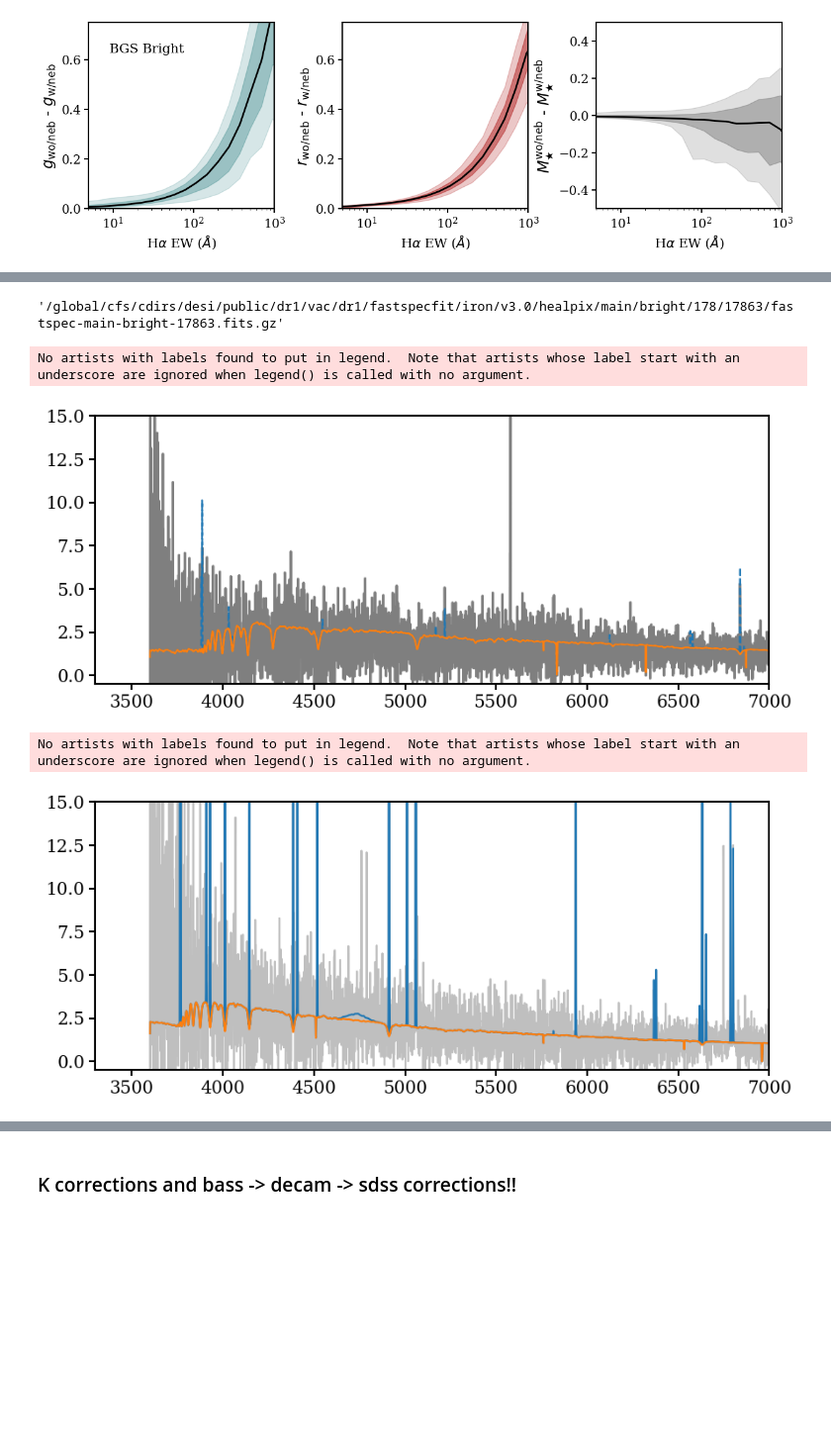
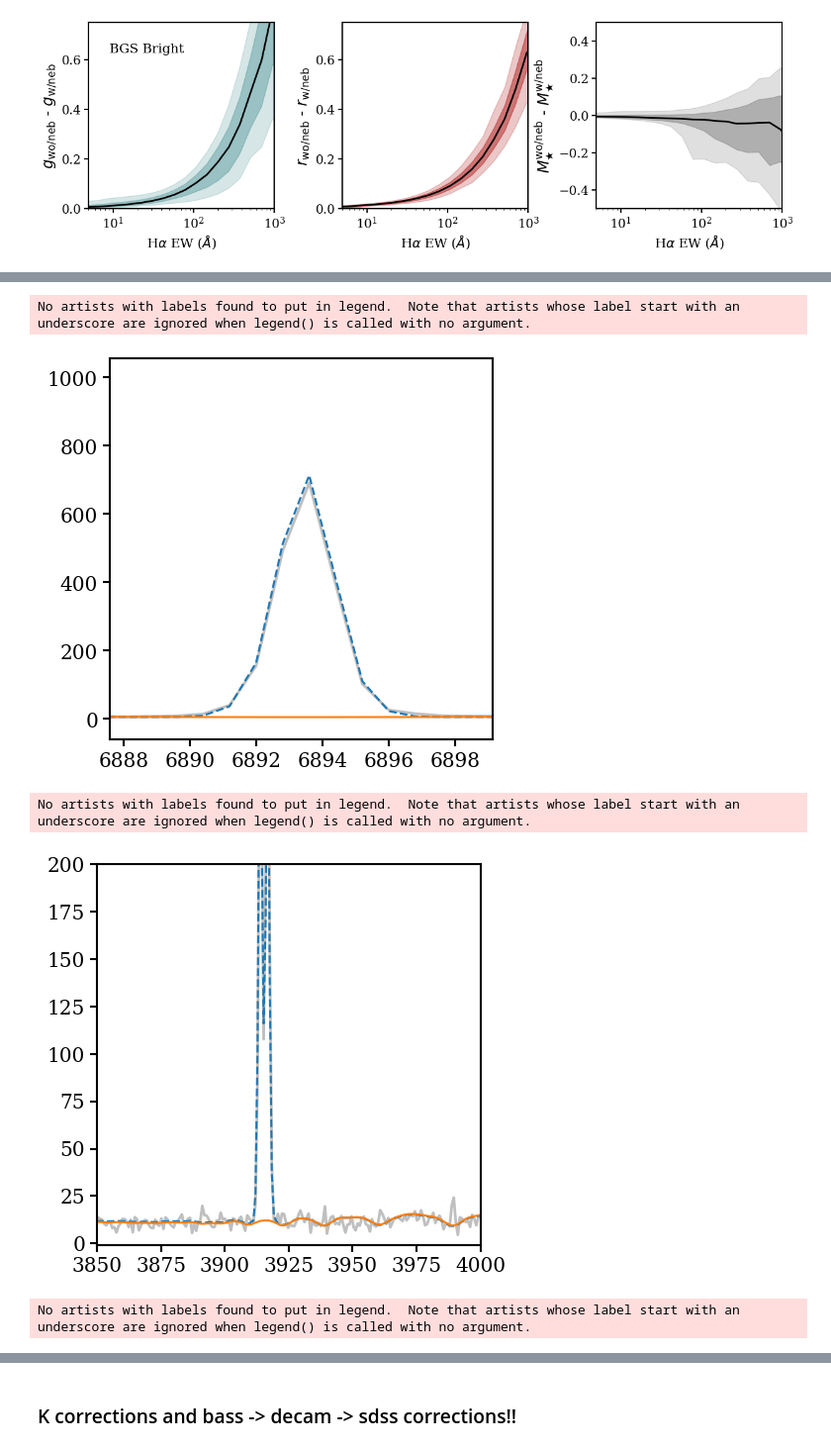
Before and after one commit to virajvman/desi_dwarfs, a Jupyter notebook: notebooks/catalog_paper/stellar_mass_investigate.ipynb, the cells around one changed output, grey strips where cells are left out. Shown at 99% size. Cells and saved outputs as stored; diff of their text form; code cells hidden in the pictures; blank space fills up the shorter version.

Commit message:
updated stellar mass method, smooth continuum added to model templates

```diff
--- a/notebooks/catalog_paper/stellar_mass_investigate.ipynb
+++ b/notebooks/catalog_paper/stellar_mass_investigate.ipynb
@@ -639,4 +817,0 @@ cat_low_ew_path
-# %%
-cat_hi_ew_path
-# %% [output]
-'/global/cfs/cdirs/desi/public/dr1/vac/dr1/fastspecfit/iron/v3.0/healpix/main/bright/178/17863/fastspec-main-bright-17863.fits.gz'
@@ -667,32 +840,71 @@ h5_id_hi_ew = np.where( h5_targetid ==  39627857785262391)[0][0]
+# %%
+shorten = -1
+
+cont_width=15
+
+LINE_WINDOWS = {
+    "Halpha": (6558.0 - shorten, 6571.0 + shorten,5),
+    "NII_6548": (6545.0 + 1, 6555.0 - 1, 5),
+    "NII_6583": (6578.0 + 2, 6592.0 - 2,cont_width),
+    "Hbeta": (4848.0 + 10, 4878.0 - 10, 3),
+    "OIII_4959": (4945.0 + 10, 4975.0 - 10,5),
+    "OIII_5007": (4990.0 + 10, 5025.0 - 10,5),
+    "OII": (3710.0 + 12, 3750.0 - 14,5),
+    "SII": (6700.0 + 12, 6755.0 - 16 , 5),
+}
 # %%
 
-plt.figure(figsize = (10,4))
-plt.plot(h5_wave, h5_flux[h5_id_low_ew],color="k",alpha=0.5,lw=2)
+plt.figure(figsize = (5,5))
 
-plt.plot(wavelength, model_data_low_ew[idx_low_ew][2] + model_data_low_ew[idx_low_ew][0],ls="--")
-plt.plot(wavelength, model_data_low_ew[idx_low_ew][0])
+## let us smooth these fits a bit!
+
+plt.plot(h5_wave, h5_flux[h5_id],color="k",alpha=0.25,lw=2)
+
+plt.plot(wavelength, model_data[idx_i][2] + model_data[idx_i][1] + model_data[idx_i][0],ls="--")
+
+plt.plot(wavelength, model_data[idx_i][0]+ model_data[idx_i][1])
 
 plt.legend()
-plt.ylim([-0.5,15])
-plt.xlim([3300,7000])
+# plt.ylim([-1,3])
+plt.xlim([LINE_WINDOWS["Halpha"][0] * (1+zred_i),LINE_WINDOWS["Halpha"][1] * (1+zred_i) ])
 plt.show()
 
 
-###
+####
+
+plt.figure(figsize = (5,5))
+
+## let us smooth these fits a bit!
+
+plt.plot(h5_wave, h5_flux[h5_id],color="k",alpha=0.25,lw=2)
+
+plt.plot(wavelength, model_data[idx_i][2] + model_data[idx_i][1] + model_data[idx_i][0],ls="--")
+
+plt.plot(wavelength, model_data[idx_i][0] )
+
+plt.legend()
+plt.ylim([-1,200])
+plt.xlim([3850,4000 ])
+plt.show()
 
 
-plt.figure(figsize = (10,4))
-plt.plot(h5_wave, h5_flux[h5_id_hi_ew],color="k",alpha=0.25)
 
-plt.plot(wavelength, model_data_hi_ew[idx_hi_ew][2] + model_data_hi_ew[idx_hi_ew][0])
-plt.plot(wavelength, model_data_hi_ew[idx_hi_ew][0])
+####
+
+
+plt.figure(figsize = (5,5))
+
+## let us smooth these fits a bit!
+
+plt.plot(h5_wave, h5_flux[h5_id] - model_data[idx_i][2] ,color="k",alpha=0.25,lw=2)
 
 plt.legend()
-plt.ylim([-0.5,15])
-plt.xlim([3300,7000])
+# plt.ylim([-1,3])
+plt.xlim([3600,4500 ])
 plt.show()
 # %% [output]
 No artists with labels found to put in legend.  Note that artists whose label start with an underscore are ignored when legend() is called with no argument.
-[figure, old version]
+[figure, new version]
 No artists with labels found to put in legend.  Note that artists whose label start with an underscore are ignored when legend() is called with no argument.
-[figure, old version]
+[figure, new version]
+No artists with labels found to put in legend.  Note that artists whose label start with an underscore are ignored when legend() is called with no argument.
```
Also changed, not shown: parts of 68 cells of this notebook, 2 other files.
